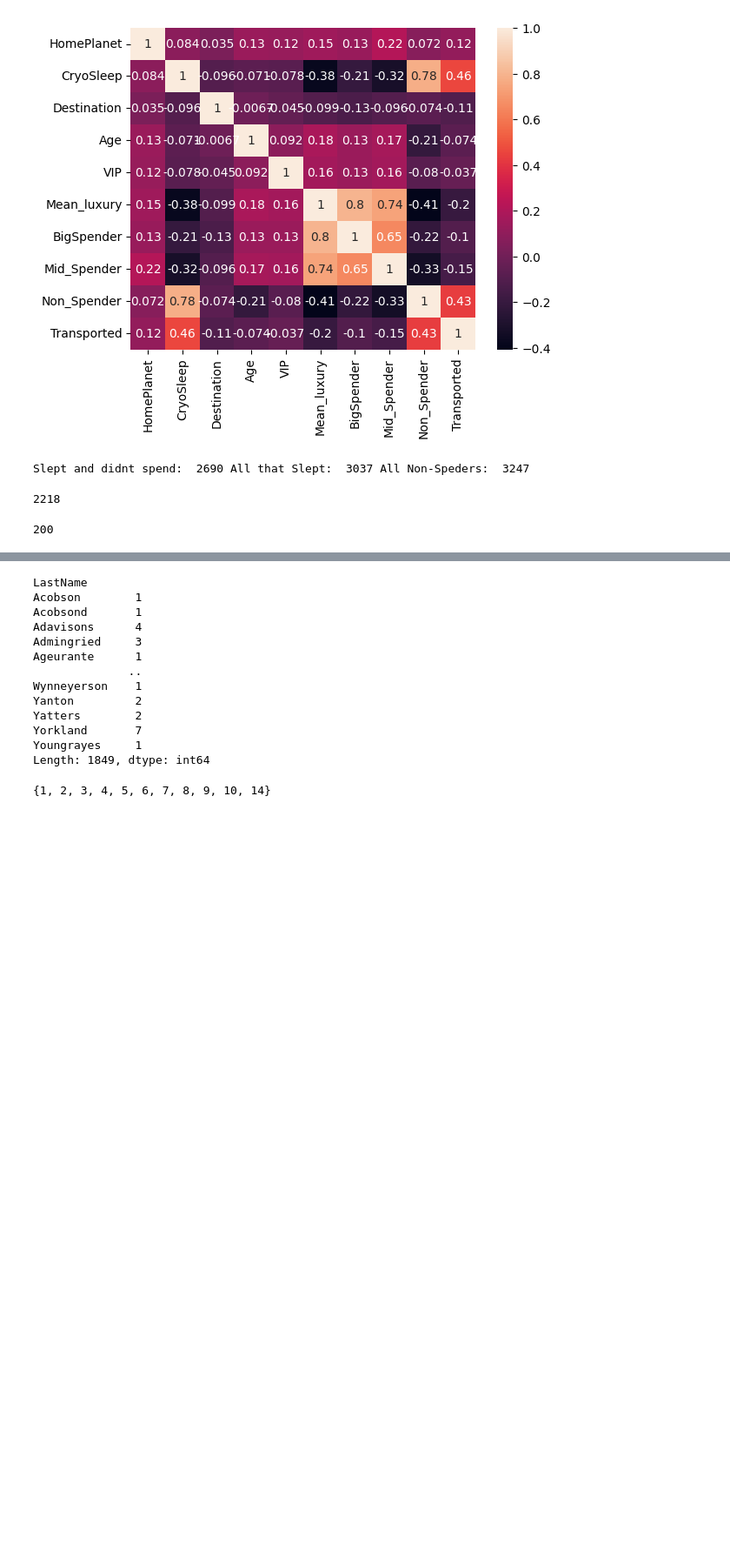
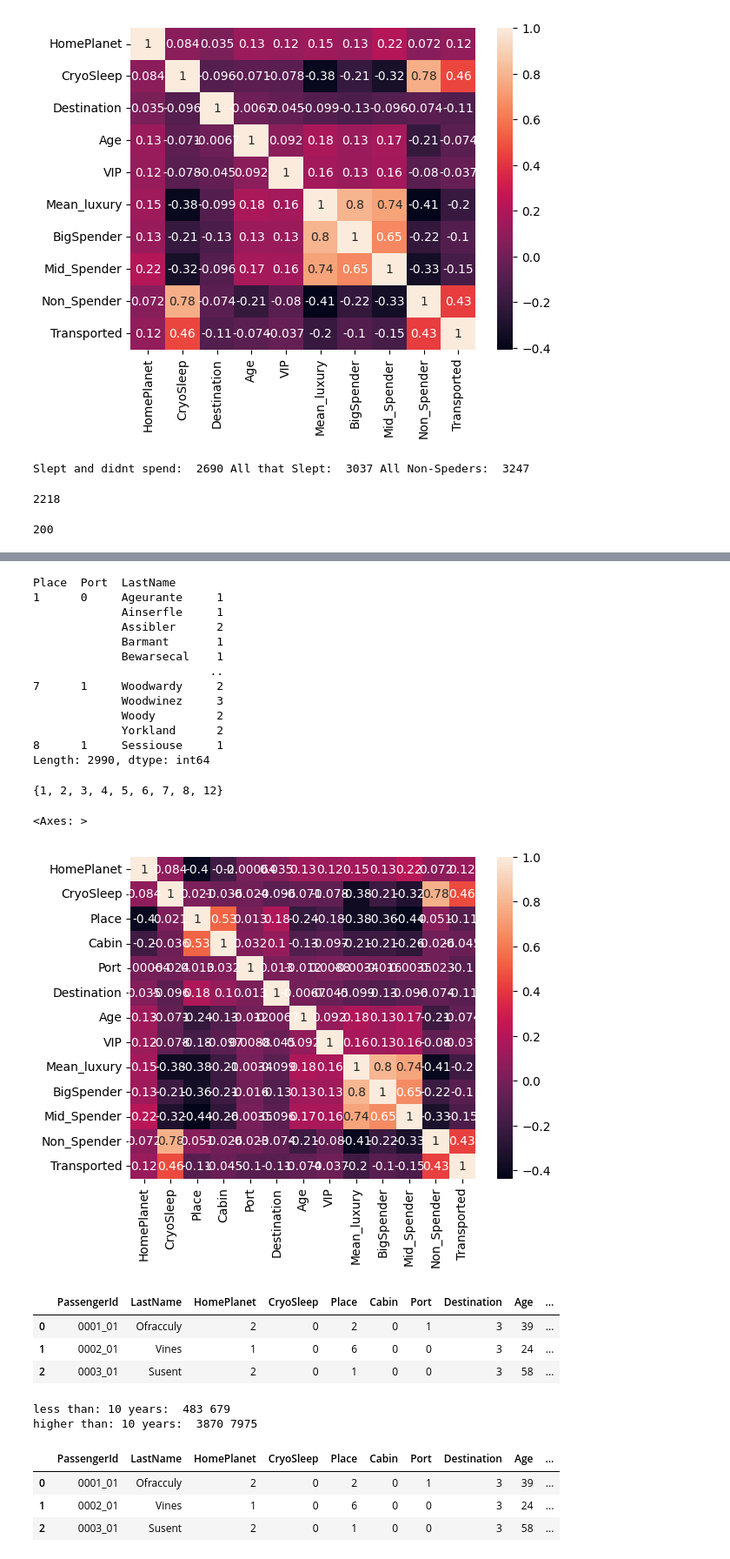
Before and after one commit to Sadeqsoli/SpaceTitanicSurvivors, a Jupyter notebook: spacetitanicsurvivors.ipynb, the cells around one changed output, grey strips where cells are left out. Shown at 87% size. Cells and saved outputs as stored; diff of their text form; code cells hidden in the pictures; blank space fills up the shorter version.

```diff
--- a/spacetitanicsurvivors.ipynb
+++ b/spacetitanicsurvivors.ipynb
@@ -360,0 +328,5 @@ df.head()
+# %%
+df['Cabin'] = df['Cabin'].astype('Int64')
+#print(len(cabinSet))
+#sorted(cabinSet.astype('Int64'))
+df.info()
@@ -361,19 +351,55 @@ df.head()
 # %%
-transported_families = df[df['Transported'] == 1].groupby('LastName').size()
+transported_families = df[df['Transported'] == 1].groupby(['Place','Port', 'LastName']).size()
 print(transported_families)
 set(transported_families)
 # %% [output]
-LastName
-Acobson        1
-Acobsond       1
-Adavisons      4
-Admingried     3
-Ageurante      1
-              ..
-Wynneyerson    1
-Yanton         2
-Yatters        2
-Yorkland       7
-Youngrayes     1
-Length: 1849, dtype: int64
+Place  Port  LastName
+1      0     Ageurante     1
+             Ainserfle     1
+             Assibler      2
+             Barmant       1
+             Bewarsecal    1
+                          ..
+7      1     Woodwardy     2
+             Woodwinez     3
+             Woody         2
+             Yorkland      2
+8      1     Sessiouse     1
+Length: 2990, dtype: int64
-{1, 2, 3, 4, 5, 6, 7, 8, 9, 10, 14}
+{1, 2, 3, 4, 5, 6, 7, 8, 12}
+# %%
+import seaborn as sb
+df_num = df.select_dtypes(include=['float64', 'int64'])
+
+# Calculate the correlations of numerical columns
+corr = df_num.corr()
+
+sb.heatmap(corr, annot=True)
+# %% [output]
+<Axes: >
+[figure, added]
+# %%
+df = df.drop(columns=['Name'])
+df.head(3)
+# %% [output]
+|  | PassengerId | LastName | HomePlanet | CryoSleep | Place | Cabin | Port | Destination | Age | ... |
+| 0 | 0001_01 | Ofracculy | 2 | 0 | 2 | 0 | 1 | 3 | 39 | ... |
+| 1 | 0002_01 | Vines | 1 | 0 | 6 | 0 | 0 | 3 | 24 | ... |
+| 2 | 0003_01 | Susent | 2 | 0 | 1 | 0 | 0 | 3 | 58 | ... |
+# %%
+age = 10
+print('less than:',age,'years: ', sum(df[df.Age < age].Transported),sum(df.Age < age))
+print('higher than:',age,'years: ', sum(df[df.Age > age].Transported),sum(df.Age > age))
+# %% [output]
+less than: 10 years:  483 679
+higher than: 10 years:  3870 7975
+# %%
+df['Aged'] = np.where(df.Age > 10, 1,0)
+AgedCol = df.pop("Aged")
+df.insert(14, "Aged", AgedCol)
+df.head(3)
+# %% [output]
+|  | PassengerId | LastName | HomePlanet | CryoSleep | Place | Cabin | Port | Destination | Age | ... |
+| 0 | 0001_01 | Ofracculy | 2 | 0 | 2 | 0 | 1 | 3 | 39 | ... |
+| 1 | 0002_01 | Vines | 1 | 0 | 6 | 0 | 0 | 3 | 24 | ... |
+| 2 | 0003_01 | Susent | 2 | 0 | 1 | 0 | 0 | 3 | 58 | ... |
```
Also changed, not shown: parts of 27 cells of this notebook.
